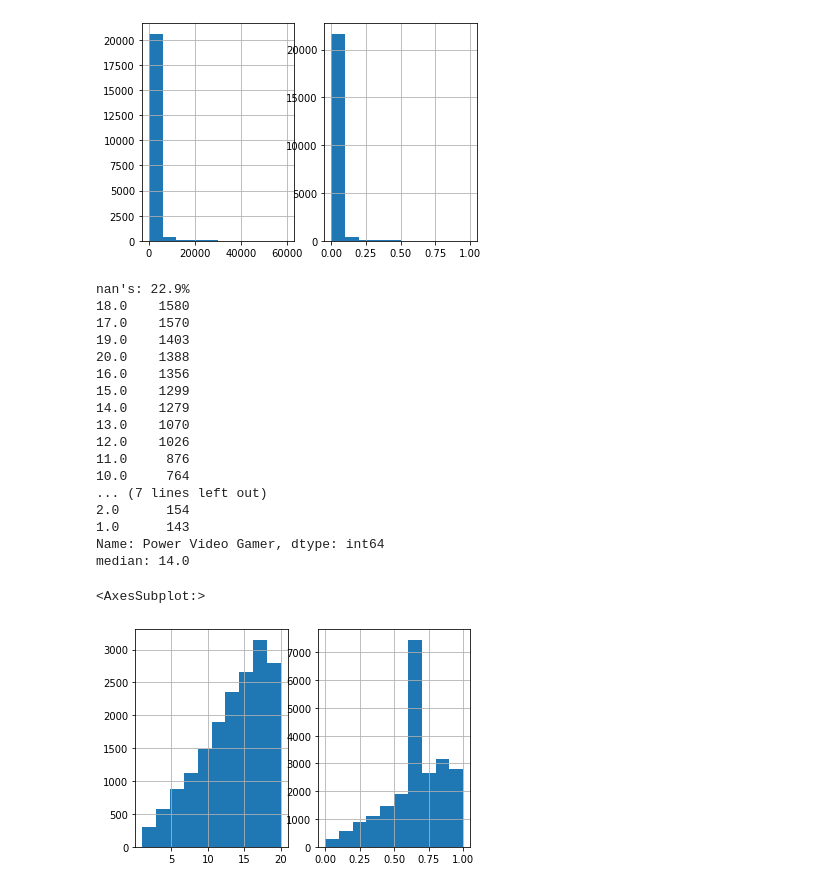
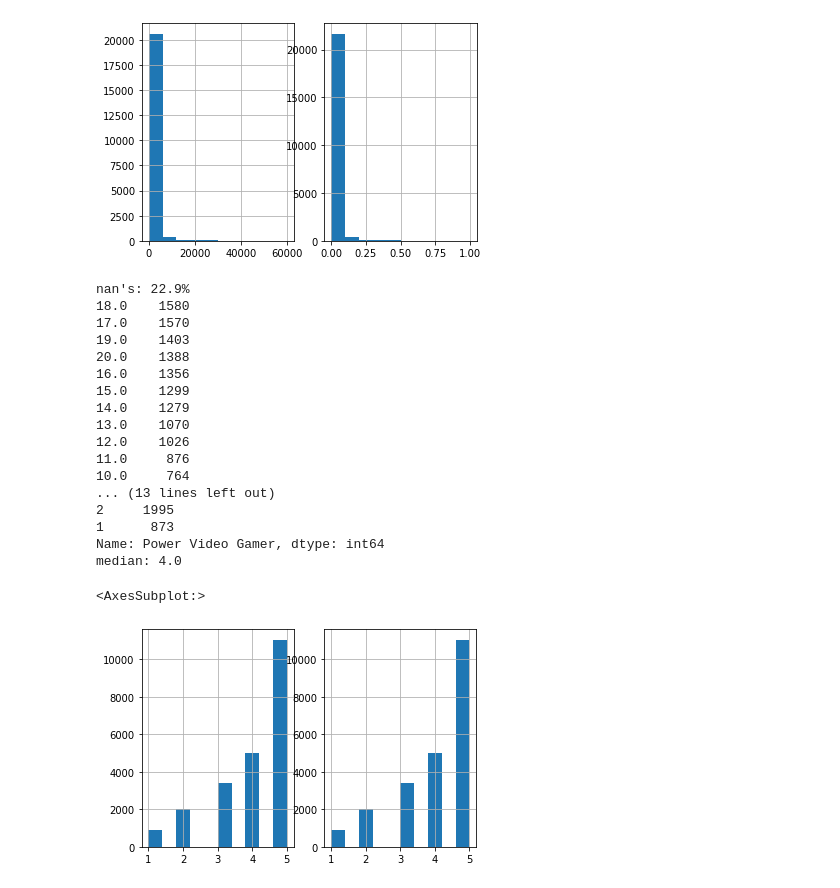
Before and after one commit to dunncw/cf_Projects, a Jupyter notebook: VA_project/python_work/creating_dev_sample_v2/preprocess_acxiom_demo.ipynb, the cells around one changed output. Drawn from its saved outputs; the diff is of its cells as text; code cells hidden in the pictures.

```diff
--- a/VA_project/python_work/creating_dev_sample_v2/preprocess_acxiom_demo.ipynb
+++ b/VA_project/python_work/creating_dev_sample_v2/preprocess_acxiom_demo.ipynb
@@ -32,11 +43,8 @@ overview
 # %%
 # adding label to each dataset so we can look at correlation between predictors and label
 
-# grab the column 'is_suicide' from 'PII_hearttable'
-is_suicide_vec = PII_hearttable['is_suicide']
-
-# add the vector 'is_suicide_vec' to 'acxiom_demo'
-acxiom_demo['is_suicide'] = is_suicide_vec
+# join the tables is_suicide_df and acxiom_demo on the column 'source_id'
+acxiom_demo = pd.merge(acxiom_demo, PII_hearttable, on='source_id')
 # %%
 # drop the columns 'PK', 'FIRST_NAME', 'LAST_NAME', 'MASTER_DOB', 'ADDRESS', 'CITY', 'STATE', 'ZIP'
 acxiom_demo = acxiom_demo.drop(['PK', 'FIRST_NAME', 'LAST_NAME', 'MASTER_DOB', 'ADDRESS', 'CITY', 'STATE', 'ZIP'], axis=1)
@@ -318,6 +300,13 @@ nan's: 99.8%
 # 'Underbanked'
 # desc: The UnderBanked Indicator model is an easy to apply model score that indicates the likelihood a consumer relies primarily on cash transactions and has no formal banking relationships. UnderBanked is built using non-credit data.
 # numeric attribute. for now i am filling in with the median value. we can take a closer look at this later to use other attributes to predict the missing values for possible better performance
+
+# 20 degrees is to high lets lower it to 5 degrees
+# 1-4 = 1
+# 5-8 = 2
+# 9-12 = 3
+# 13-16 = 4
+# 17-20 = 5
 
 # how many missing values in 'Underbanked'
 acxiom_demo['Underbanked'].isnull().sum()
@@ -330,8 +319,17 @@ print(acxiom_demo['Underbanked'].value_counts())
 # what is the meadian value of the 'Underbanked' column
 print(acxiom_demo['Underbanked'].median())
 
+acxiom_demo['Underbanked'] = acxiom_demo['Underbanked'].apply(lambda x: 1 if x <= 4 else 2 if x <= 8 else 3 if x <= 12 else 4 if x <= 16 else 5)
+
+# what does the distribution of the 'Underbanked' column look like
+print(acxiom_demo['Underbanked'].value_counts())
+
 # fill in the missing values with the median value
 acxiom_demo['Underbanked'] = acxiom_demo['Underbanked'].fillna(acxiom_demo['Underbanked'].median())
+
+# what is the correlation between the 'Underbanked' column and 'is_suicide' column
+corr = acxiom_demo['Underbanked'].corr(acxiom_demo['is_suicide'])
+print("Correlation between Underbanked and is_suicide is: ", corr)
 # %% [output]
 nan's: 22.2%
 18.0    1062
@@ -730,12 +741,25 @@ median: 1504.0
 # %%
 # 'Power Video Gamer'
 # desc: Predicts the likelihood of at least one person in the home who has spent at least $400 in the 12 months and played 30 games in the past month.
-# numeric attribute. fill in with the median value. standerdize the attribute.
+# numeric attribute. fill in with the median value.
 
 # how many missing values in 'Power Video Gamer'
 acxiom_demo['Power Video Gamer'].isnull().sum()
 # print with percentage and nice formating "nan's: 0.0%"
 print('nan\'s: {:.1%}'.format(acxiom_demo['Power Video Gamer'].isnull().sum()/len(acxiom_demo)))
+
+# what does the distribution of the 'Power Video Gamer' column look like
+print(acxiom_demo['Power Video Gamer'].value_counts())
+
+# 20 degree is to much. 5 degree is better
+# 1-4 = 1
+# 5-8 = 2
+# 9-12 = 3
+# 13-16 = 4
+# 17-20 = 5
+
+# remap the values using a lambda function
+acxiom_demo['Power Video Gamer'] = acxiom_demo['Power Video Gamer'].map(lambda x: 1 if x <= 4 else (2 if x <= 8 else (3 if x <= 12 else (4 if x <= 16 else 5))))
 
 # what does the distribution of the 'Power Video Gamer' column look like
 print(acxiom_demo['Power Video Gamer'].value_counts())
@@ -746,41 +770,40 @@ print('median: {:.1f}'.format(acxiom_demo['Power Video Gamer'].median()))
 # make a copy of the 'Power Video Gamer' column
 copy = acxiom_demo['Power Video Gamer'].copy()
 
 # make 2 subplots of the histograms
 import matplotlib.pyplot as plt
 fig, axes = plt.subplots(1, 2)
 
 # make a histogram of the copy. make it the first subplot
 copy.hist(ax = axes[0])
 
 # fill in the missing values with the median value
 acxiom_demo['Power Video Gamer'] = acxiom_demo['Power Video Gamer'].fillna(acxiom_demo['Power Video Gamer'].median())
 
-# standerdize the 'Power Video Gamer' column on a scale of 0 to 1
-acxiom_demo['Power Video Gamer'] = (acxiom_demo['Power Video Gamer'] - acxiom_demo['Power Video Gamer'].min()) / (acxiom_demo['Power Video Gamer'].max() - acxiom_demo['Power Video Gamer'].min())
-
 # make a second histogram of the 'Power Video Gamer' column. make it the second subplot
 acxiom_demo['Power Video Gamer'].hist(ax = axes[1])
+
+# reduce
 # %% [output]
 nan's: 22.9%
 18.0    1580
 17.0    1570
 19.0    1403
 20.0    1388
 16.0    1356
 15.0    1299
 14.0    1279
 13.0    1070
 12.0    1026
 11.0     876
 10.0     764
-... (7 lines left out)
-2.0      154
-1.0      143
+... (13 lines left out)
+2     1995
+1      873
 Name: Power Video Gamer, dtype: int64
-median: 14.0
+median: 4.0
 <AxesSubplot:>
-[figure, old version]
+[figure, new version]
 # %%
 # drop 'is_suicide'
 acxiom_demo = acxiom_demo.drop(columns='is_suicide')
```
Also changed, not shown: parts of 6 cells of this notebook, 4 other files.
